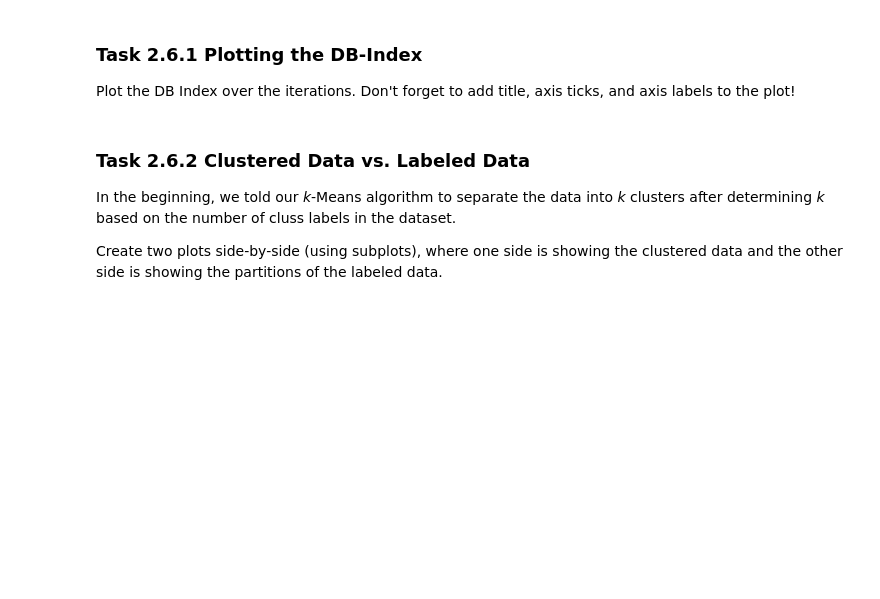
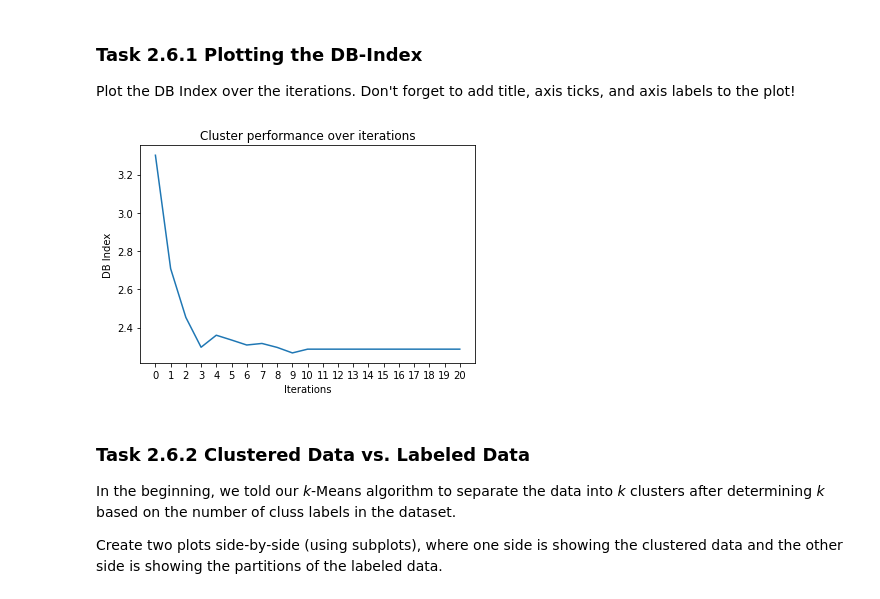
Before and after one commit to JakobSachs/DAIS2022, a Jupyter notebook: A06 - Association Clustering/kmeans.ipynb, the cells around one changed output. Drawn from its saved outputs; the diff is of its cells as text; code cells hidden in the pictures; blank space fills up the shorter version.

```diff
--- a/A06 - Association Clustering/kmeans.ipynb
+++ b/A06 - Association Clustering/kmeans.ipynb
@@ -58,6 +85,6 @@ Thus, we need a few calculation steps. Note that the use of libraries outside th
 Complete the function `distances(...)` that takes a list/array of datapoints and a list/array of cluster centers and returns the distance of each data point to each cluster center.
 # %%
 def distances(data, centroids):
-    # your code here
+    return [[np.sqrt(np.sum((c - p) ** 2)) for c in centroids] for p in data]
 # %% [markdown]
 ### Task 2.3.2 Assign Data Points to Clusters
@@ -68,4 +96,4 @@ Complete the function `compute_assignments(...)` that takes a list/array of data
 _Hint: Make ample use of the `distances(...)` function you just wrote._
 # %%
 def compute_assignments(data, centroids):
-    # your code here
+    return np.argmin(distances(data, centroids), axis=1)
@@ -76,6 +115,10 @@ Now that we have our clusters, we can compute new centers that better represent
 Complete the function `update_centers()` that takes takes a list/array of data points and a list/array of assignments and returns the new cluster centers.
 # %%
 def update_centers(data, assignments):
+    return [
+        np.mean(data[assignments == i] )
+        for i in range(k)
+    ]
     # your code here
 # %% [markdown]
 The most important parts are done! Theoretically, we only need to run the algorithm repeatedly until the cluster centers do not change anymore.
@@ -119,7 +187,20 @@ Do not forget to log relevant data for each iteration:
     - the cluster assignments
     - the DB-Index
 # %%
-# your code here
+logs = {
+    "centers": [c_is],
+    "assignemnts": [compute_assignments(data, c_is)],
+    "loss": [db_index(data, c_is, compute_assignments(data, c_is))],
+}
+iterations = 20
+
+for _ in range(iterations):
+    assignemnts = compute_assignments(data, c_is)
+    c_is = update_centers(data, assignemnts)
+
+    logs["centers"].append(c_is)
+    logs["assignemnts"].append(assignemnts)
+    logs["loss"].append(db_index(data, c_is, compute_assignments(data, c_is)))
 # %% [markdown]
 ## 2.6 Evaluation
 # %% [markdown]
@@ -127,5 +209,15 @@ Do not forget to log relevant data for each iteration:
 Plot the DB Index over the iterations. Don't forget to add title, axis ticks, and axis labels to the plot!
 # %%
-# your code here
+plt.plot(logs["loss"])
+plt.xlabel("Iterations")
+plt.ylabel("DB Index")
+plt.xticks(range(iterations + 1))
+plt.title("Cluster performance over iterations")
+plt.show()
+
+## Comment: These DB index values seem very high, but the results look fine,
+## and the progression also look fine
+# %% [output]
+[figure, added]
 # %% [markdown]
 ### Task 2.6.2 Clustered Data vs. Labeled Data
```
Also changed, not shown: parts of 14 cells of this notebook.
